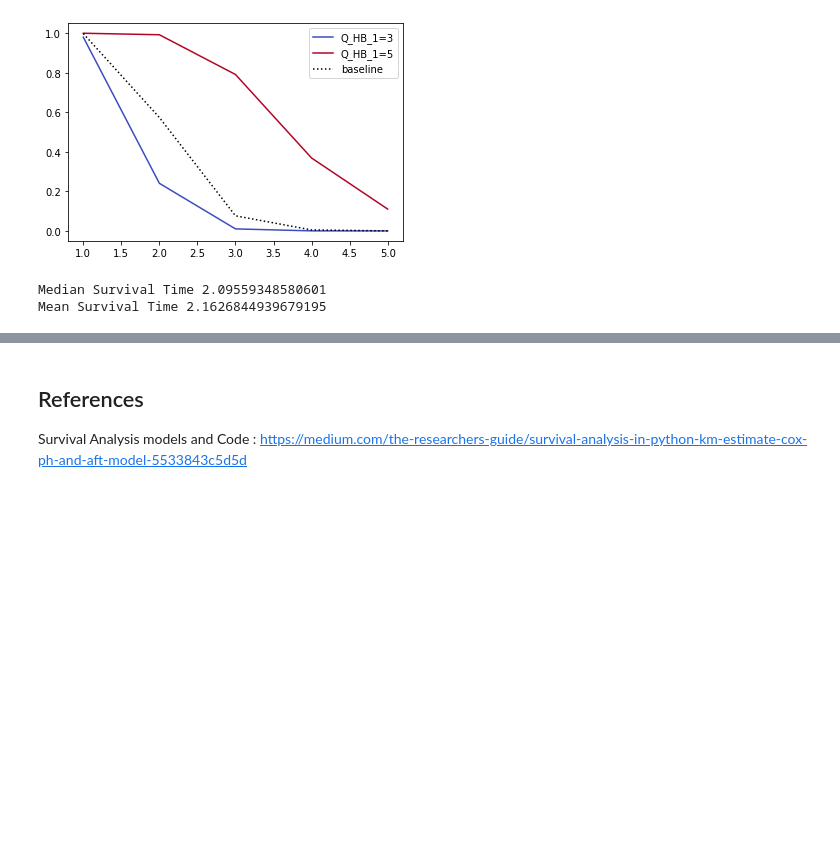
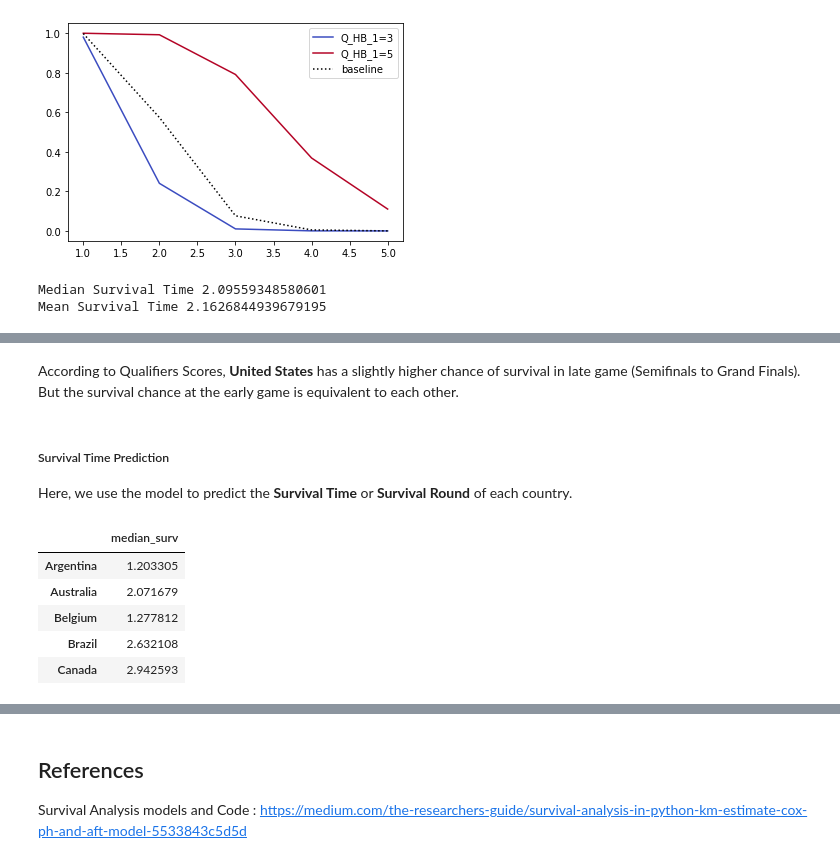
Before and after one commit to polytetralhx/4dm4analysis, a Jupyter notebook: survival.ipynb, the cells around one changed output, grey strips where cells are left out. Saved outputs shown, nothing was run; the diff lists cells and outputs as text; code cells hidden in the pictures; blank space fills up the shorter version.

```diff
--- a/survival.ipynb
+++ b/survival.ipynb
@@ -409,0 +441,17 @@ im lazy zzzzz
+# %% [markdown]
+According to Qualifiers Scores, **United States** has a slightly higher chance of survival in late game (Semifinals to Grand Finals). But the survival chance at the early game is equivalent to each other.
+# %% [markdown]
+##### Survival Time Prediction
+
+Here, we use the model to predict the **Survival Time** or **Survival Round** of each country.
+# %%
+country_median_survival_prediction = lognormal_aft.predict_median(_4dm4_teams_qualifiers_table)
+country_median_survival_prediction = pd.DataFrame(country_median_survival_prediction, columns=['median_surv'])
+country_median_survival_prediction.head()
+# %% [output]
+|  | median_surv |
+| Argentina | 1.203305 |
+| Australia | 2.071679 |
+| Belgium | 1.277812 |
+| Brazil | 2.632108 |
+| Canada | 2.942593 |
```
Also changed, not shown: parts of 13 cells of this notebook.
